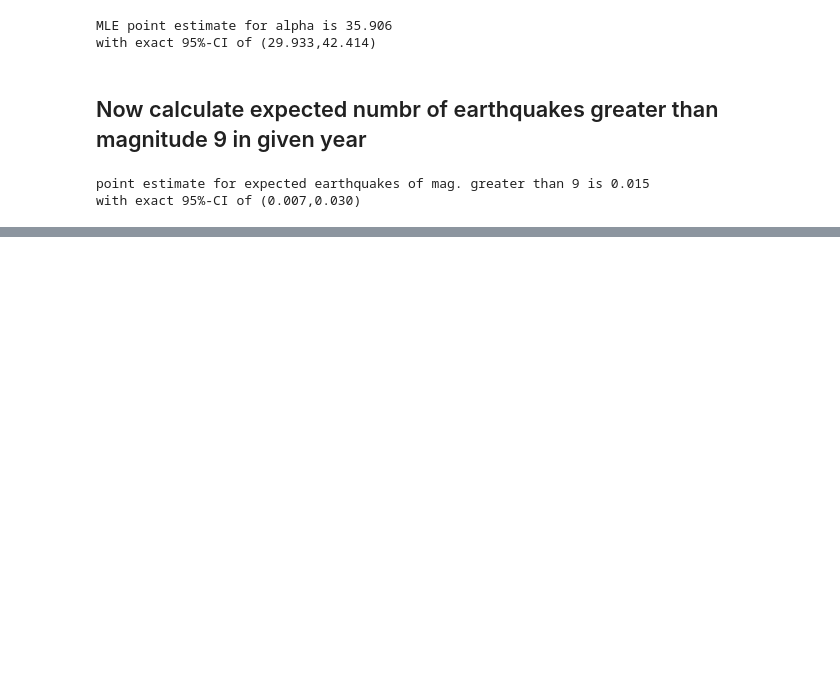
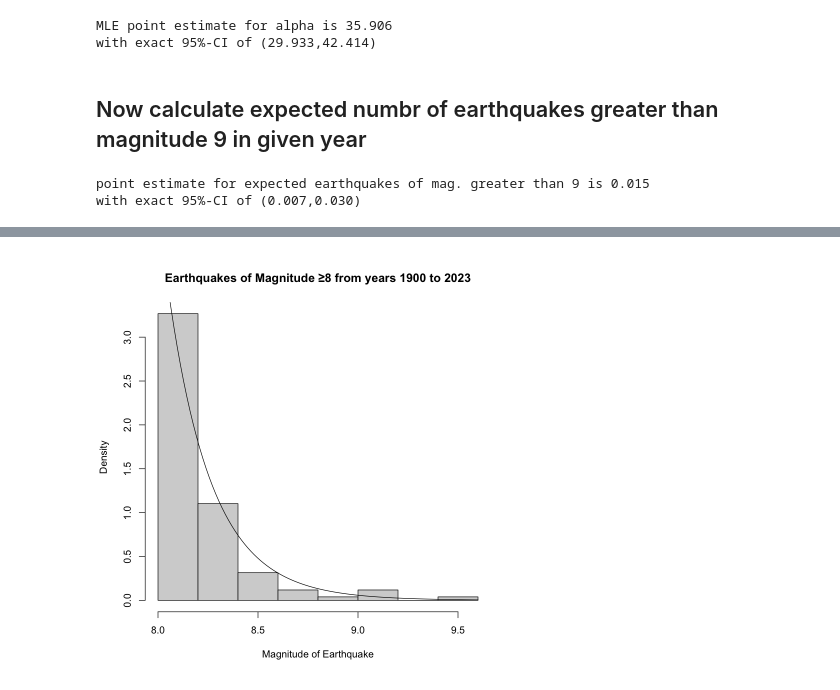
Before and after one commit to mtzig/grad_apps, a Jupyter notebook: stats_inf/Final_Project_Simulations.ipynb, the cells around one changed output, grey strips where cells are left out. Cells and saved outputs as stored; diff of their text form; code cells hidden in the pictures; blank space fills up the shorter version.

Commit message:
adds plot

```diff
--- a/stats_inf/Final_Project_Simulations.ipynb
+++ b/stats_inf/Final_Project_Simulations.ipynb
@@ -152,0 +243,5 @@ with exact 95%-CI of (0.007,0.030)
+# %%
+hist(mag, xlab = 'Magnitude of Earthquake',
+main = 'Earthquakes of Magnitude ≥8 from years 1900 to 2023', freq=FALSE)
+curve(dpareto(x, location = mag_min, shape = alphaMLE), add = TRUE)
+# %% [output]
@@ -152,0 +254 @@ with exact 95%-CI of (0.007,0.030)
+[figure, added]
```
Also changed, not shown: parts of 10 cells of this notebook.
